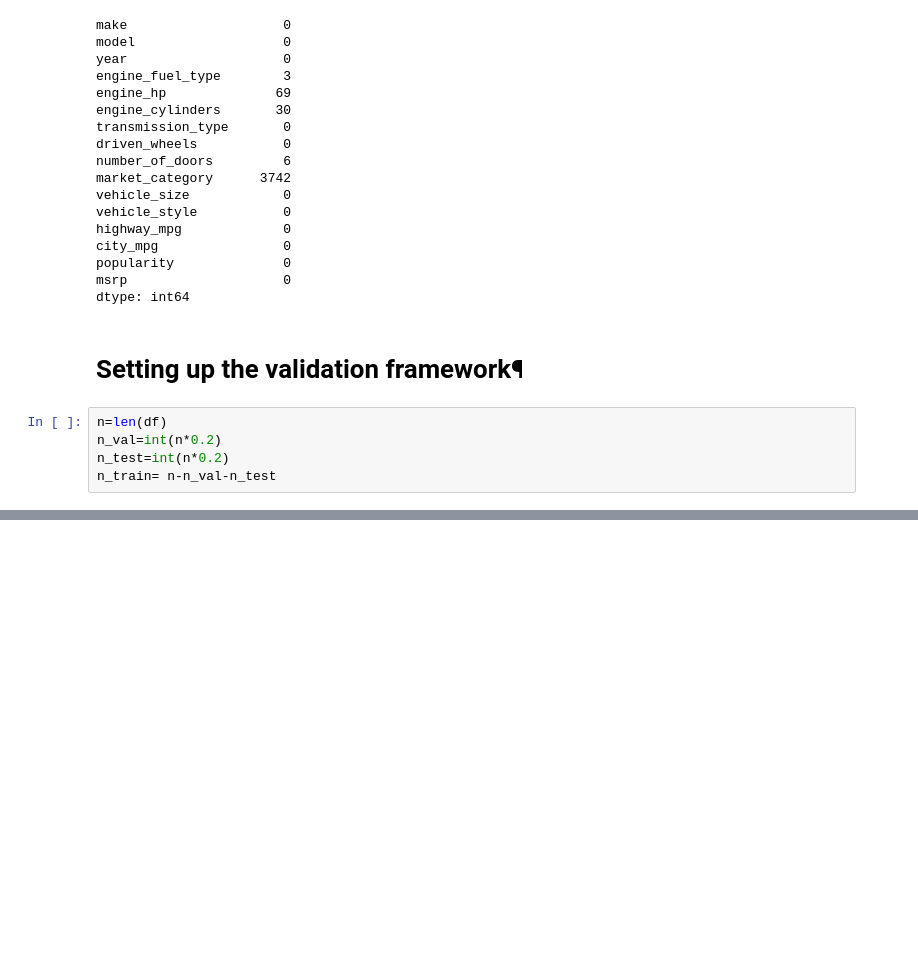
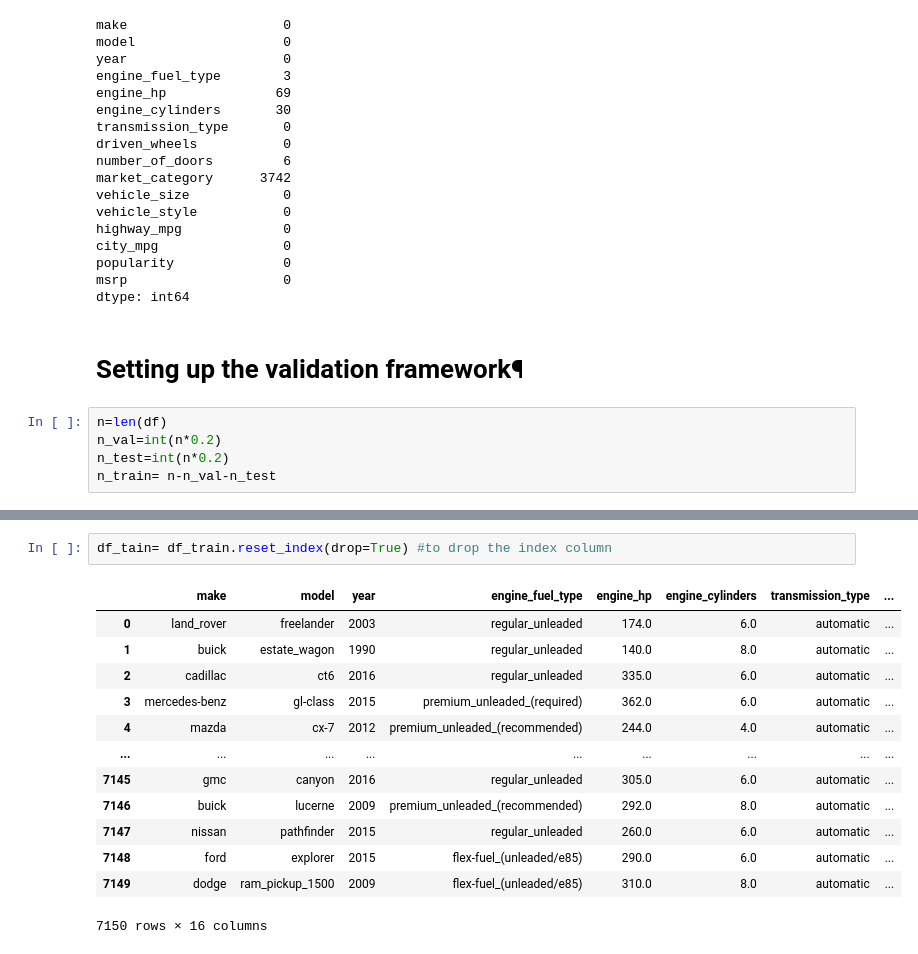
Before and after one commit to skykmar02/ml-zoomcamp-homework, a Jupyter notebook: 02_Price_prediction/02 Price_prediction.ipynb, the cells around one changed output, grey strips where cells are left out. Saved outputs shown, nothing was run; the diff lists cells and outputs as text; blank space fills up the shorter version.

```diff
--- a/02_Price_prediction/02 Price_prediction.ipynb
+++ b/02_Price_prediction/02 Price_prediction.ipynb
@@ -166,0 +205,16 @@ df_train=df.iloc[n_val+n_test:]
+# %%
+df_tain= df_train.reset_index(drop=True) #to drop the index column
+# %% [output]
+|  | make | model | year | engine_fuel_type | engine_hp | engine_cylinders | transmission_type | ... |
+| 0 | land_rover | freelander | 2003 | regular_unleaded | 174.0 | 6.0 | automatic | ... |
+| 1 | buick | estate_wagon | 1990 | regular_unleaded | 140.0 | 8.0 | automatic | ... |
+| 2 | cadillac | ct6 | 2016 | regular_unleaded | 335.0 | 6.0 | automatic | ... |
+| 3 | mercedes-benz | gl-class | 2015 | premium_unleaded_(required) | 362.0 | 6.0 | automatic | ... |
+| 4 | mazda | cx-7 | 2012 | premium_unleaded_(recommended) | 244.0 | 4.0 | automatic | ... |
+| ... | ... | ... | ... | ... | ... | ... | ... | ... |
+| 7145 | gmc | canyon | 2016 | regular_unleaded | 305.0 | 6.0 | automatic | ... |
+| 7146 | buick | lucerne | 2009 | premium_unleaded_(recommended) | 292.0 | 8.0 | automatic | ... |
+| 7147 | nissan | pathfinder | 2015 | regular_unleaded | 260.0 | 6.0 | automatic | ... |
+| 7148 | ford | explorer | 2015 | flex-fuel_(unleaded/e85) | 290.0 | 6.0 | automatic | ... |
+| 7149 | dodge | ram_pickup_1500 | 2009 | flex-fuel_(unleaded/e85) | 310.0 | 8.0 | automatic | ... |
+7150 rows × 16 columns
```
Also changed, not shown: parts of 9 cells of this notebook.
